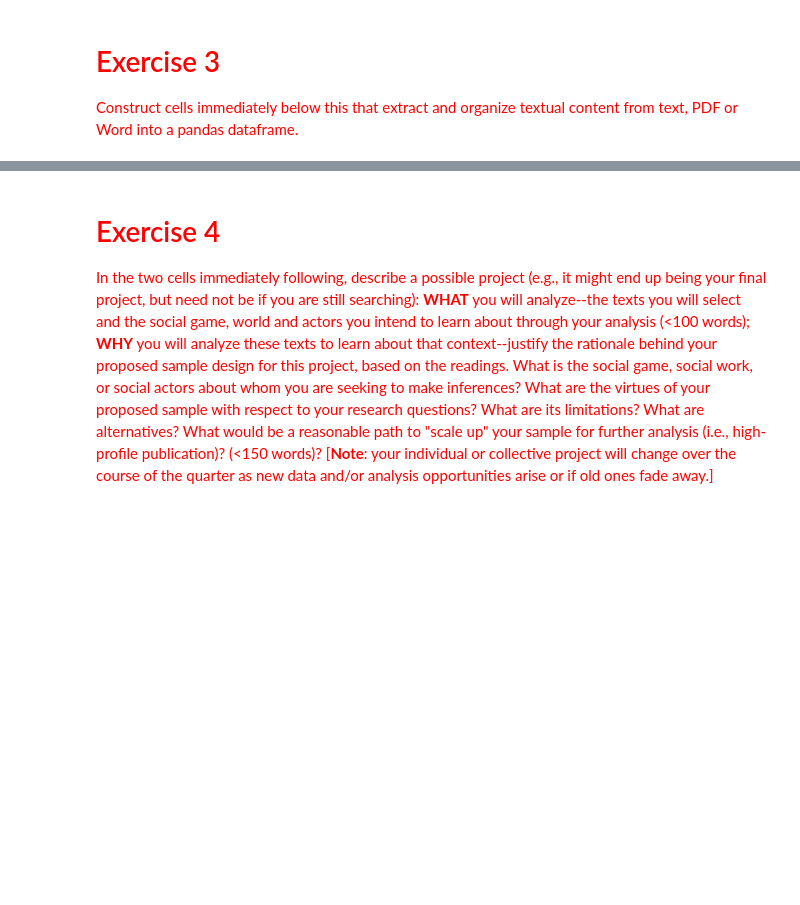
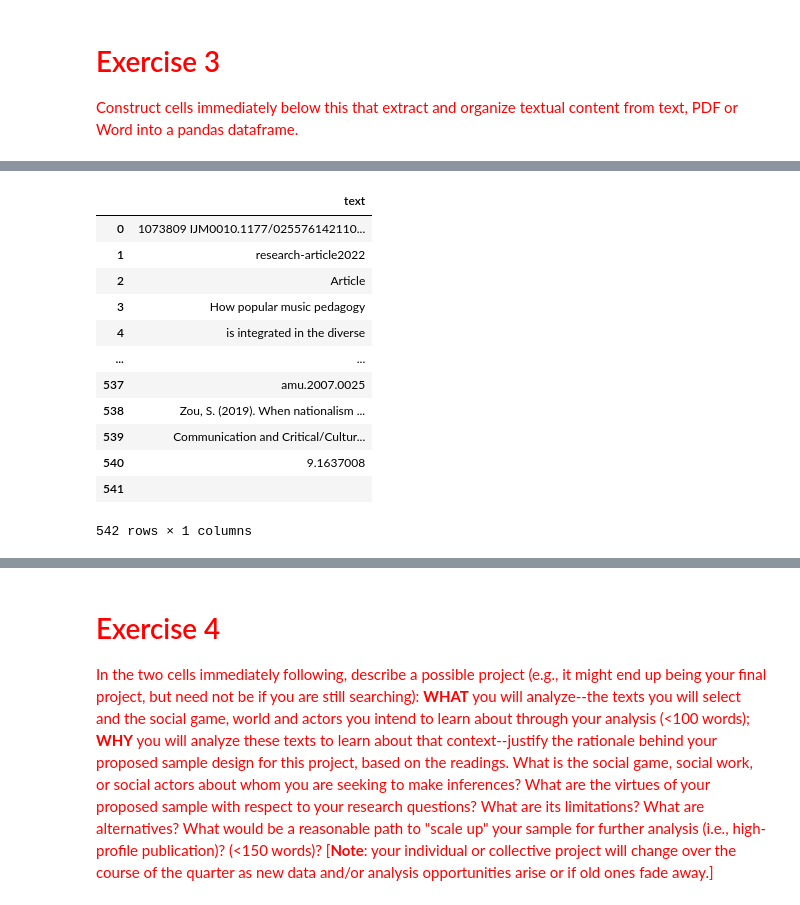
Before and after one commit to Marugannwg/Contant_Analysis_Study, a Jupyter notebook: week 1/1-Measuring-Meaning-and-Sampling.ipynb, the cells around one changed output, grey strips where cells are left out. Cells and saved outputs as stored; diff of their text form; code cells hidden in the pictures; blank space fills up the shorter version.

```diff
--- a/week 1/1-Measuring-Meaning-and-Sampling.ipynb
+++ b/week 1/1-Measuring-Meaning-and-Sampling.ipynb
@@ -1158,3 +1158,32 @@ downloaded every time.
 # %% [markdown]
 # <font color="red">Exercise 3</font>
 <font color="red">Construct cells immediately below this that extract and organize textual content from text, PDF or Word into a pandas dataframe.</font>
+# %%
+pdf = 'music_pedagogy_sample.pdf'
+# %%
+# same as sample code
+def readPDF(pdfFile):
+    #Based on code from http://stackoverflow.com/a/20905381/4955164
+    #Using utf-8, if there are a bunch of random symbols try changing this
+    codec = 'utf-8'
+    rsrcmgr = pdfminer.pdfinterp.PDFResourceManager()
+    retstr = io.StringIO()
+    layoutParams = pdfminer.layout.LAParams()
+    device = pdfminer.converter.TextConverter(rsrcmgr, retstr, laparams = layoutParams, codec = codec)
+    #We need a device and an interpreter
+    interpreter = pdfminer.pdfinterp.PDFPageInterpreter(rsrcmgr, device)
+    password = ''
+    maxpages = 0
+    caching = True
+    pagenos=set()
+    for page in pdfminer.pdfpage.PDFPage.get_pages(pdfFile, pagenos, maxpages=maxpages, password=password,caching=caching, check_extractable=True):
+        interpreter.process_page(page)
+    device.close()
+    returnedString = retstr.getvalue()
+    retstr.close()
+    return returnedString
+# %%
+with open(pdf, mode = 'rb') as f:
+    text = readPDF(f)
+
+print(text[:2000])
@@ -1160,0 +1208,25 @@ downloaded every time.
+# %%
+# store each line into a pandas DataFrame
+
+lines = text.split('\n')
+
+#clear empty lines
+lines = [line for line in lines if line != '']
+
+df = pandas.DataFrame({'text': lines})
+
+df
+# %% [output]
+|  | text |
+| 0 | 1073809 IJM0010.1177/025576142110... |
+| 1 | research-article2022 |
+| 2 | Article |
+| 3 | How popular music pedagogy |
+| 4 | is integrated in the diverse |
+| ... | ... |
+| 537 | amu.2007.0025 |
+| 538 | Zou, S. (2019). When nationalism ... |
+| 539 | Communication and Critical/Cultur... |
+| 540 | 9.1637008 |
+| 541 |  |
+542 rows × 1 columns
```
Also changed, not shown: parts of 3 cells of this notebook.
